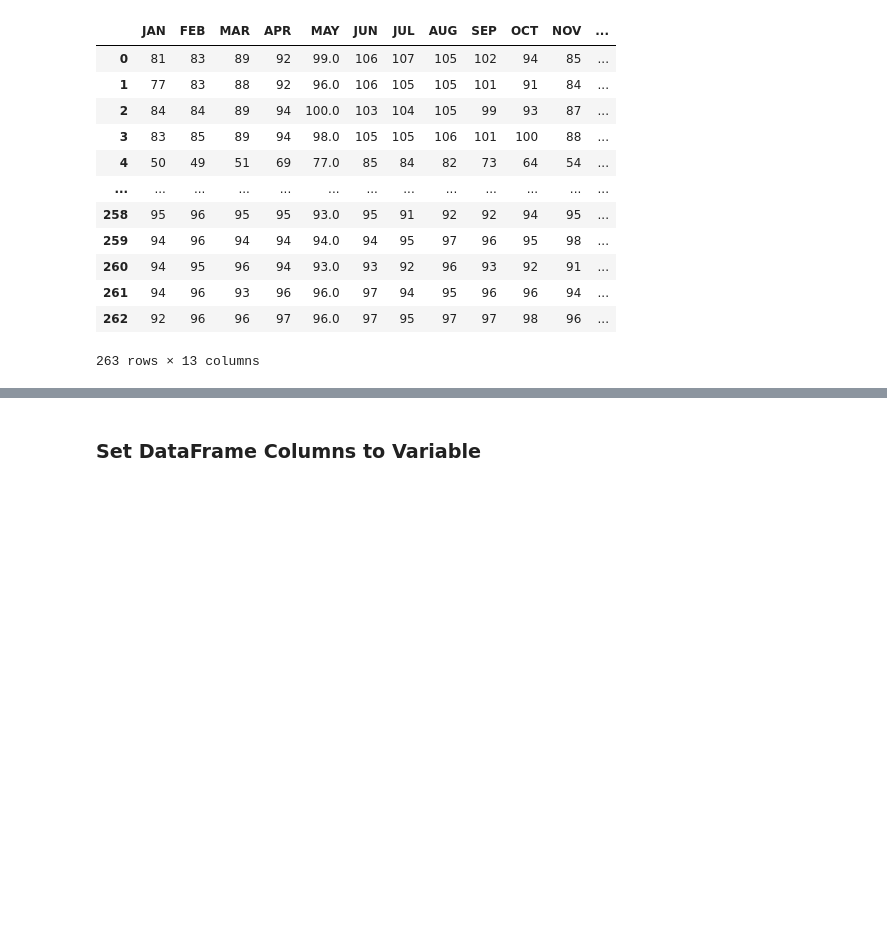
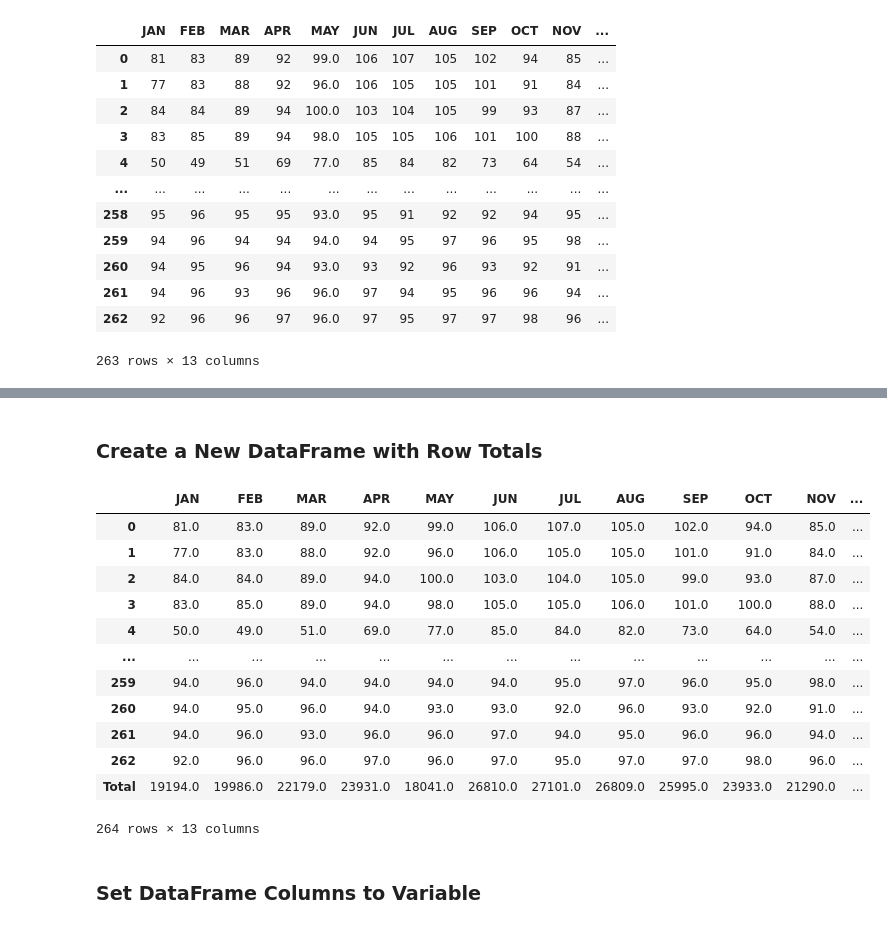
Before and after one commit to MatthewNewell006/alcohol_consumption, a Jupyter notebook: jupyter/temp_stats.ipynb, the cells around one changed output, grey strips where cells are left out. Drawn from its saved outputs; the diff is of its cells as text; code cells hidden in the pictures; blank space fills up the shorter version.

```diff
--- a/jupyter/temp_stats.ipynb
+++ b/jupyter/temp_stats.ipynb
@@ -55,3 +71,23 @@ temp_df
+# %% [markdown]
+<h3>Create a New DataFrame with Row Totals</h3>
+# %%
+temp_row_total = temp_df.copy()
+temp_row_total.loc['Total',:] = temp_df.sum(axis=0)
+temp_row_total
+# %% [output]
+|  | JAN | FEB | MAR | APR | MAY | JUN | JUL | AUG | SEP | OCT | NOV | ... |
+| 0 | 81.0 | 83.0 | 89.0 | 92.0 | 99.0 | 106.0 | 107.0 | 105.0 | 102.0 | 94.0 | 85.0 | ... |
+| 1 | 77.0 | 83.0 | 88.0 | 92.0 | 96.0 | 106.0 | 105.0 | 105.0 | 101.0 | 91.0 | 84.0 | ... |
+| 2 | 84.0 | 84.0 | 89.0 | 94.0 | 100.0 | 103.0 | 104.0 | 105.0 | 99.0 | 93.0 | 87.0 | ... |
+| 3 | 83.0 | 85.0 | 89.0 | 94.0 | 98.0 | 105.0 | 105.0 | 106.0 | 101.0 | 100.0 | 88.0 | ... |
+| 4 | 50.0 | 49.0 | 51.0 | 69.0 | 77.0 | 85.0 | 84.0 | 82.0 | 73.0 | 64.0 | 54.0 | ... |
+| ... | ... | ... | ... | ... | ... | ... | ... | ... | ... | ... | ... | ... |
+| 259 | 94.0 | 96.0 | 94.0 | 94.0 | 94.0 | 94.0 | 95.0 | 97.0 | 96.0 | 95.0 | 98.0 | ... |
+| 260 | 94.0 | 95.0 | 96.0 | 94.0 | 93.0 | 93.0 | 92.0 | 96.0 | 93.0 | 92.0 | 91.0 | ... |
+| 261 | 94.0 | 96.0 | 93.0 | 96.0 | 96.0 | 97.0 | 94.0 | 95.0 | 96.0 | 96.0 | 94.0 | ... |
+| 262 | 92.0 | 96.0 | 96.0 | 97.0 | 96.0 | 97.0 | 95.0 | 97.0 | 97.0 | 98.0 | 96.0 | ... |
+| Total | 19194.0 | 19986.0 | 22179.0 | 23931.0 | 18041.0 | 26810.0 | 27101.0 | 26809.0 | 25995.0 | 23933.0 | 21290.0 | ... |
+264 rows × 13 columns
 # %% [markdown]
 <h3>Set DataFrame Columns to Variable</h3>
 # %%
```
Also changed, not shown: parts of 8 cells of this notebook, 3 other files.
